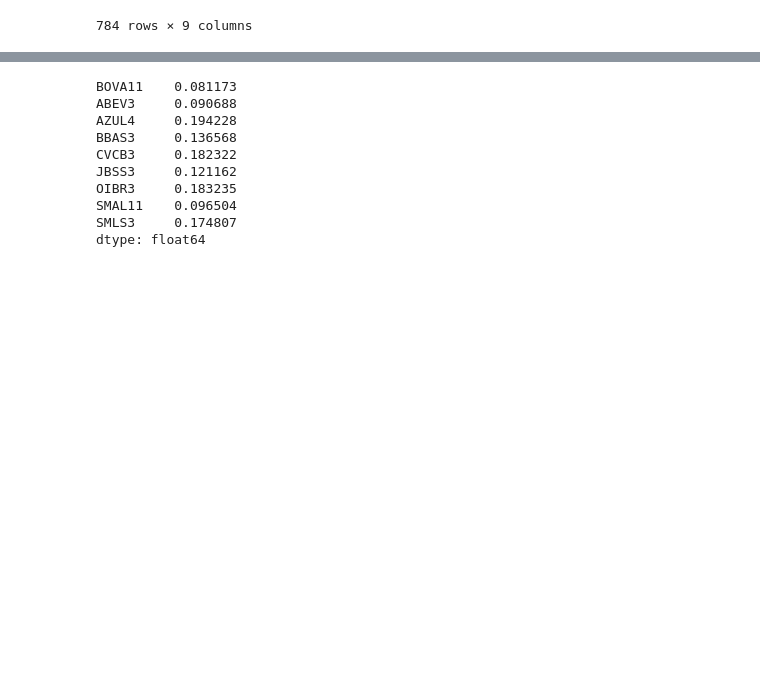
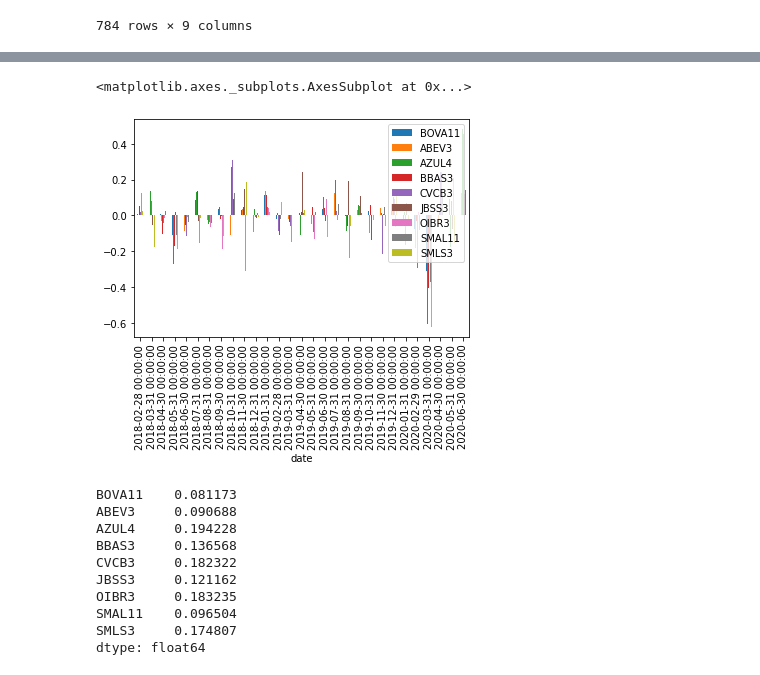
Before and after one commit to anjosma/introduction_portfolio_construction, a Jupyter notebook: notebook.ipynb, the cells around one changed output, grey strips where cells are left out. Drawn from its saved outputs; the diff is of its cells as text; code cells hidden in the pictures; blank space fills up the shorter version.

```diff
--- a/notebook.ipynb
+++ b/notebook.ipynb
@@ -90,3 +68,3 @@ prices.plot(template=TEMPLATE)
 # %%
-returns.plot.bar(template=TEMPLATE)
+returns.plot.bar()
 # %% [output]
@@ -94,3 +71,5 @@ returns.plot.bar(template=TEMPLATE)
+<matplotlib.axes._subplots.AxesSubplot at 0x...>
+[figure, added]
 # %%
 returns.std(ddof=1)
 # %% [output]
```
Also changed, not shown: parts of 12 cells of this notebook, 2 other files.
